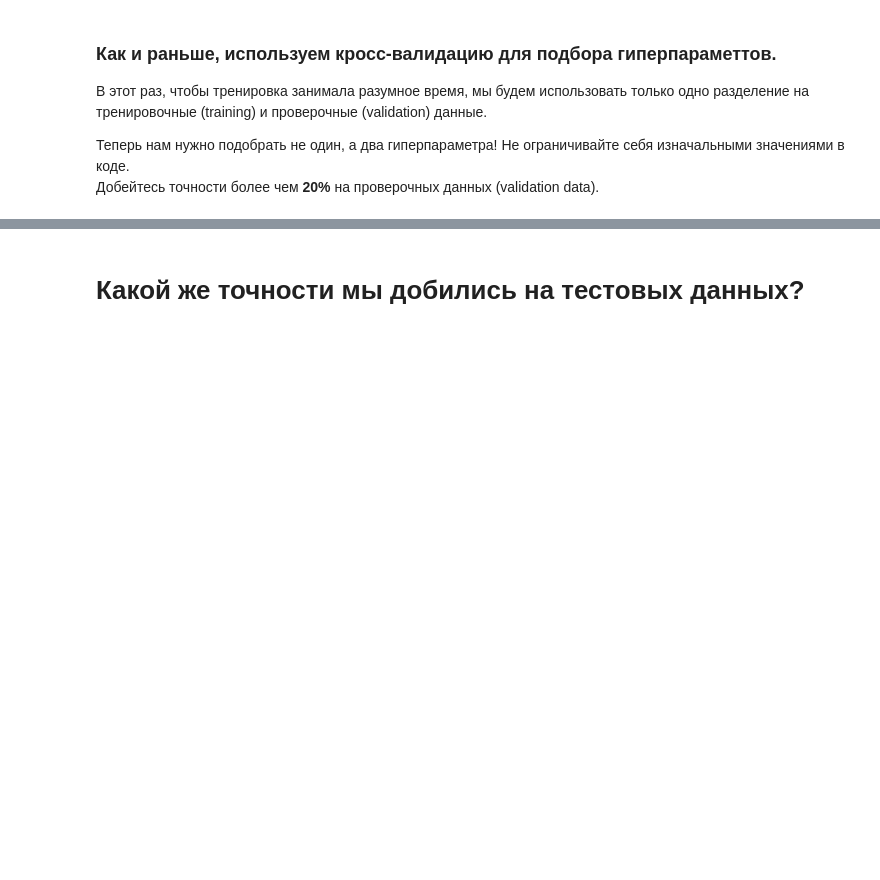
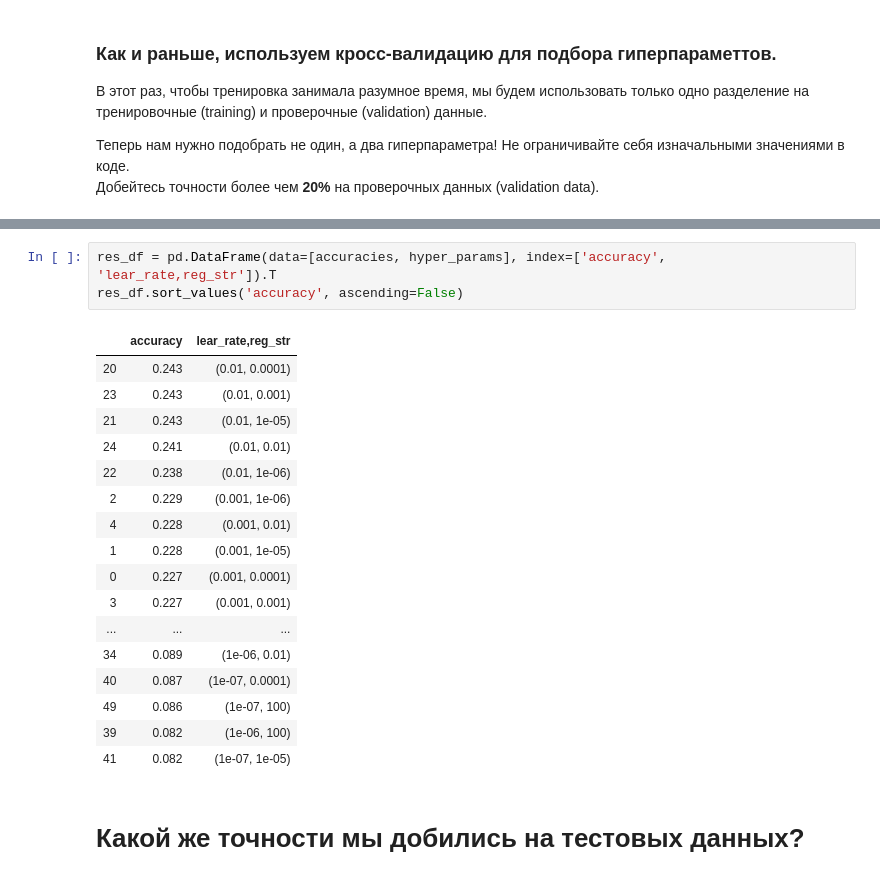
Before and after one commit to andrey70rus/deeplearning_course, a Jupyter notebook: assignment1/Linear classifier.ipynb, the cells around one changed output, grey strips where cells are left out. Cells and saved outputs as stored; diff of their text form; blank space fills up the shorter version.

```diff
--- a/assignment1/Linear classifier.ipynb
+++ b/assignment1/Linear classifier.ipynb
@@ -315,3 +349,24 @@ print('best validation accuracy achieved: %f' % best_val_accuracy)
+# %%
+res_df = pd.DataFrame(data=[accuracies, hyper_params], index=['accuracy', 'lear_rate,reg_str']).T
+res_df.sort_values('accuracy', ascending=False)
+# %% [output]
+|  | accuracy | lear_rate,reg_str |
+| 20 | 0.243 | (0.01, 0.0001) |
+| 23 | 0.243 | (0.01, 0.001) |
+| 21 | 0.243 | (0.01, 1e-05) |
+| 24 | 0.241 | (0.01, 0.01) |
+| 22 | 0.238 | (0.01, 1e-06) |
+| 2 | 0.229 | (0.001, 1e-06) |
+| 4 | 0.228 | (0.001, 0.01) |
+| 1 | 0.228 | (0.001, 1e-05) |
+| 0 | 0.227 | (0.001, 0.0001) |
+| 3 | 0.227 | (0.001, 0.001) |
+| ... | ... | ... |
+| 34 | 0.089 | (1e-06, 0.01) |
+| 40 | 0.087 | (1e-07, 0.0001) |
+| 49 | 0.086 | (1e-07, 100) |
+| 39 | 0.082 | (1e-06, 100) |
+| 41 | 0.082 | (1e-07, 1e-05) |
 # %% [markdown]
 # Какой же точности мы добились на тестовых данных?
 # %%
```
Also changed, not shown: parts of 12 cells of this notebook, 2 other files.
